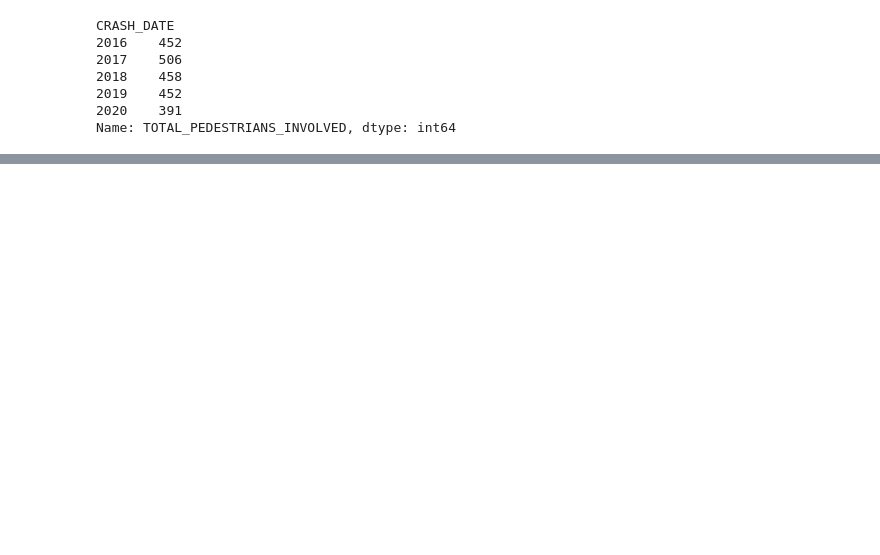
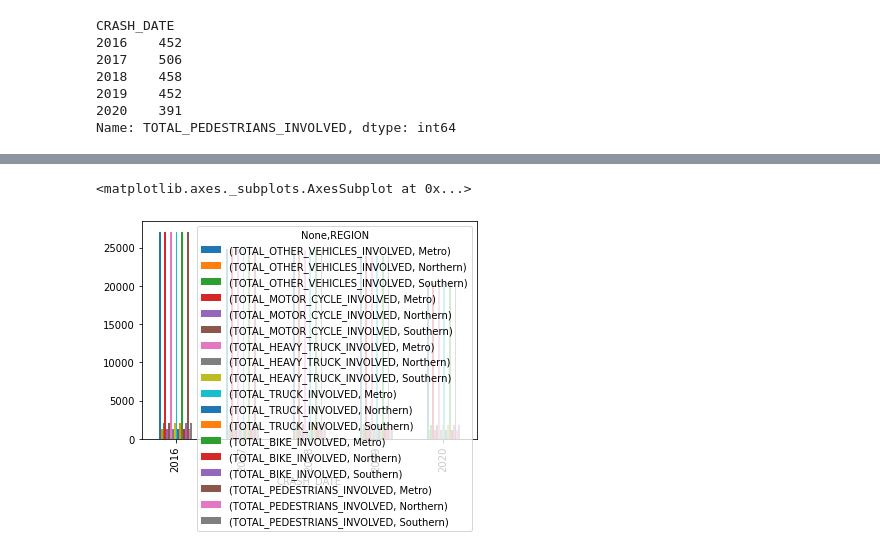
Before and after one commit to CMac-code/Project_Shark, a Jupyter notebook: car.ipynb, the cells around one changed output, grey strips where cells are left out. Cells and saved outputs as stored; diff of their text form; code cells hidden in the pictures; blank space fills up the shorter version.

```diff
--- a/car.ipynb
+++ b/car.ipynb
@@ -130,0 +208,5 @@ pedestrian_df.head()
+# %%
+all_accidents.unstack().plot(kind='bar')
+# %% [output]
+<matplotlib.axes._subplots.AxesSubplot at 0x...>
+[figure, added]
```
Also changed, not shown: parts of 9 cells of this notebook, 3 other files.
